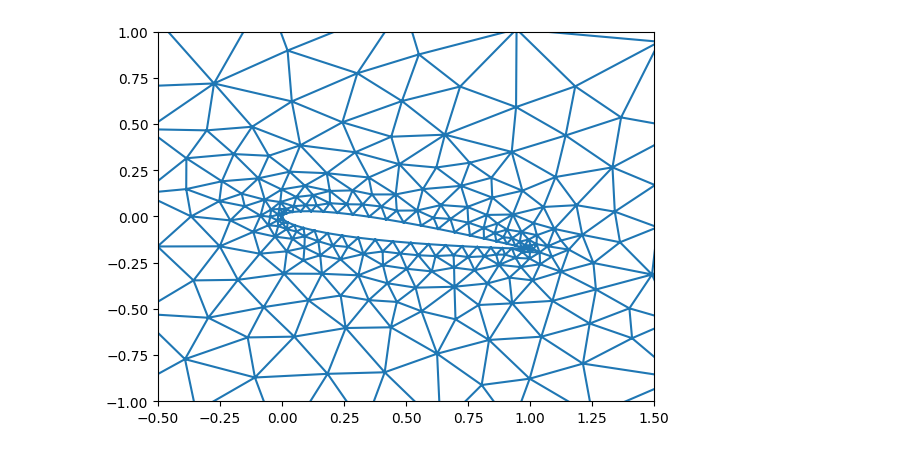
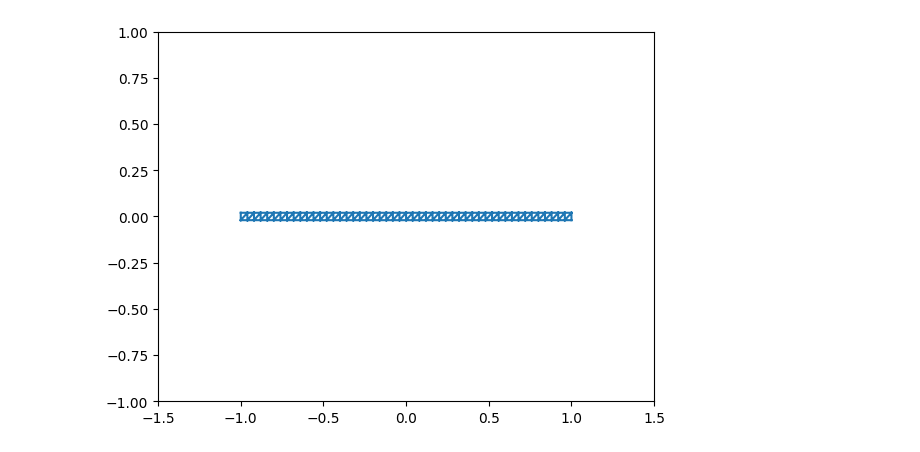
Before and after one commit to JakobBD/innusint, a Jupyter notebook: naca.ipynb, the cells around one changed output. Cells and saved outputs as stored; diff of their text form; code cells hidden in the pictures.

```diff
--- a/naca.ipynb
+++ b/naca.ipynb
@@ -18,12 +17,31 @@ nodes = mesh.points[:,:2]
 alpha = 10.*np.pi/180.
 nodes[:,0], nodes[:,1] = nodes[:,0]*np.cos(alpha) + nodes[:,1]*np.sin(alpha), nodes[:,1]*np.cos(alpha) - nodes[:,0]*np.sin(alpha)
 elems = mesh.cells_dict['triangle']
+# %%
+# nodes = np.array([[-1., -1.],
+#                   [10., -1.],
+#                   [-10., 1.],
+#                   [1., 1.]])
+
+# elems = np.array([[0, 1, 2],
+#                   [2, 1, 3]])
+
+n_x = 50
+x = np.linspace(-1.,1.,n_x+1)
+y = np.array([-1./n_x, 1./n_x])
+X, Y = np.meshgrid(x,y, indexing='ij')
+X = X.reshape((2*n_x + 2,))
+Y = Y.reshape((2*n_x + 2,))
+nodes = np.transpose(np.stack((X,Y)))
+
+elems = [[i+1, i, i+3, i+3, i, i+2] for i in range(0, 2*n_x, 2)]
+elems = np.array(elems).reshape(2*n_x, 3)
 # %%
 from matplotlib import pyplot as plt
 
 plt.figure()
 plt.triplot(nodes[:,0], nodes[:,1], elems)
-_ = plt.axis([-0.5, 1.5, -1., 1.])
+_ = plt.axis([-1.5, 1.5, -1., 1.])
 # %% [output]
-[figure, old version]
+[figure, new version]
 # %%
```
Also changed, not shown: parts of 6 cells of this notebook, 4 other files.
